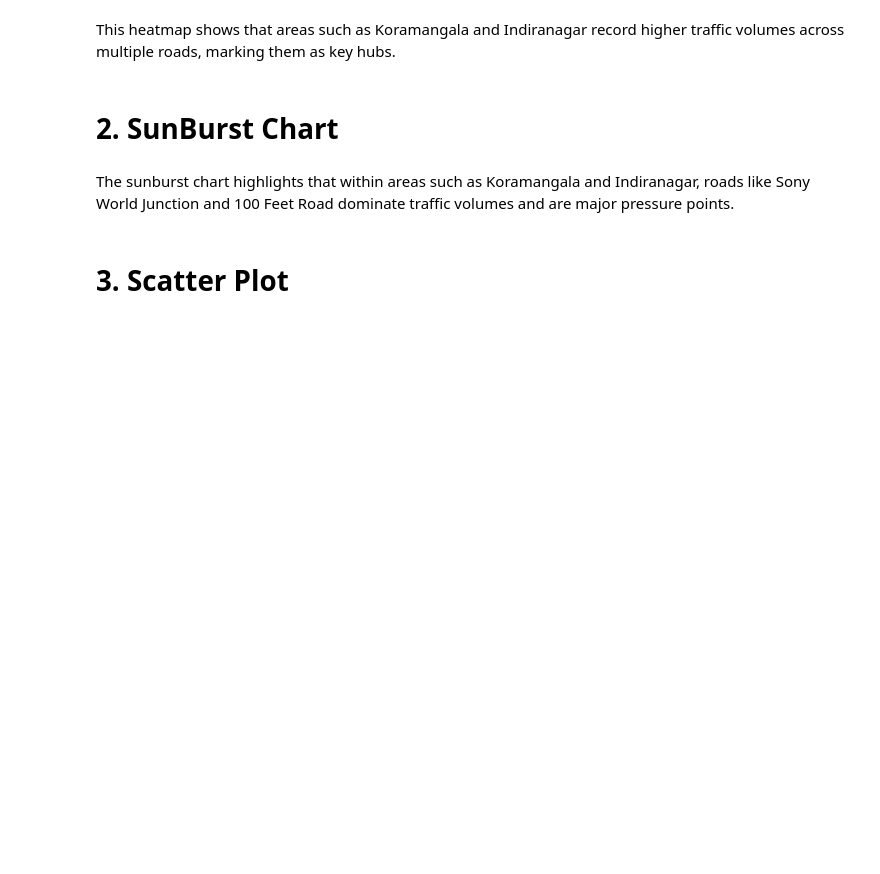
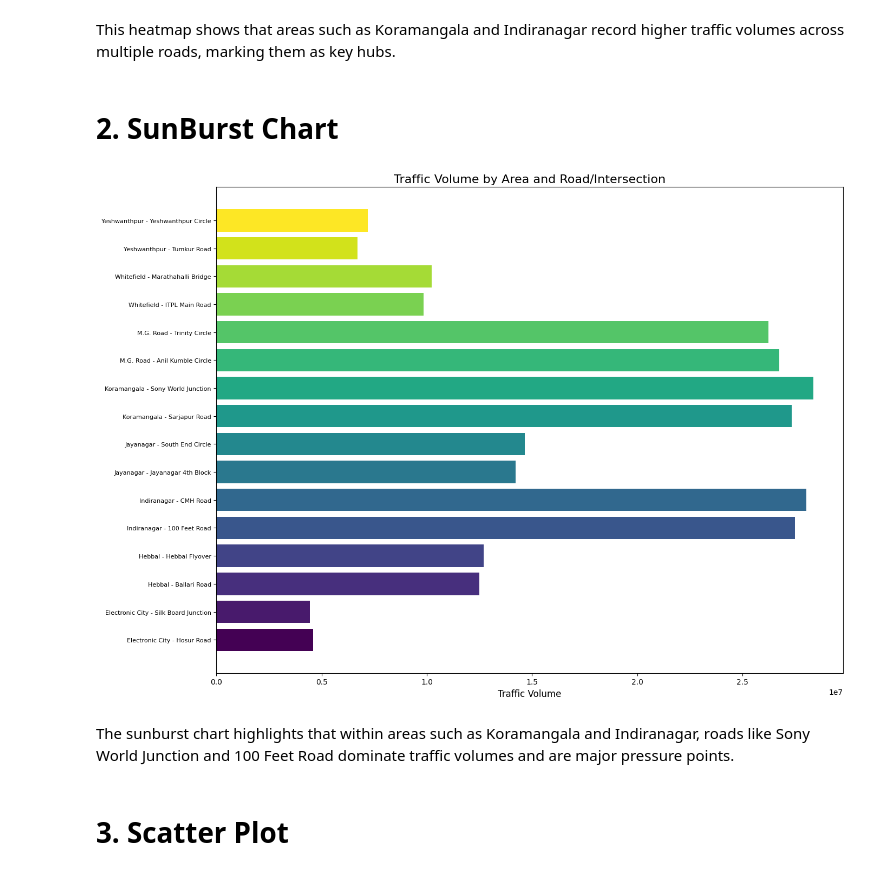
Before and after one commit to pranav738/fods_assignment, a Jupyter notebook: src/notebooks/in-depth-analysis-of-bangalore-traffic.ipynb, the cells around one changed output. Cells and saved outputs as stored; diff of their text form; code cells hidden in the pictures; blank space fills up the shorter version.

```diff
--- a/src/notebooks/in-depth-analysis-of-bangalore-traffic.ipynb
+++ b/src/notebooks/in-depth-analysis-of-bangalore-traffic.ipynb
@@ -107,9 +130,20 @@ This heatmap shows that areas such as Koramangala and Indiranagar record higher
 # %% [markdown]
 # 2. SunBurst Chart
 # %%
-fig = px.sunburst(df, path=['Area Name', 'Road/Intersection Name'], values='Traffic Volume',
-                  title="Sunburst Chart of Traffic Volume by Area, Road, and Intersection")
-fig.show()
+# Aggregate data for sunburst-style visualization using treemap
+sunburst_data = df.groupby(['Area Name', 'Road/Intersection Name'])['Traffic Volume'].sum().reset_index()
+plt.figure(figsize=(14, 10))
+colors = plt.cm.viridis(np.linspace(0, 1, len(sunburst_data)))
+bars = plt.barh(range(len(sunburst_data)), sunburst_data['Traffic Volume'], color=colors)
+plt.yticks(range(len(sunburst_data)), [f"{row['Area Name']} - {row['Road/Intersection Name']}" for _, row in sunburst_data.iterrows()], fontsize=8)
+plt.xlabel('Traffic Volume', fontsize=12)
+plt.title('Traffic Volume by Area and Road/Intersection', fontsize=16)
+plt.tight_layout()
+img_count['num'] += 1
+plt.savefig(f'{output_dir}/{img_count["num"]:02d}_traffic_by_area_road.png', dpi=300, bbox_inches='tight')
+plt.show()
+# %% [output]
+[figure, added]
 # %% [markdown]
 The sunburst chart highlights that within areas such as Koramangala and Indiranagar, roads like Sony World Junction and 100 Feet Road dominate traffic volumes and are major pressure points.
 # %% [markdown]
```
Also changed, not shown: parts of 17 cells of this notebook, 2 other files.
